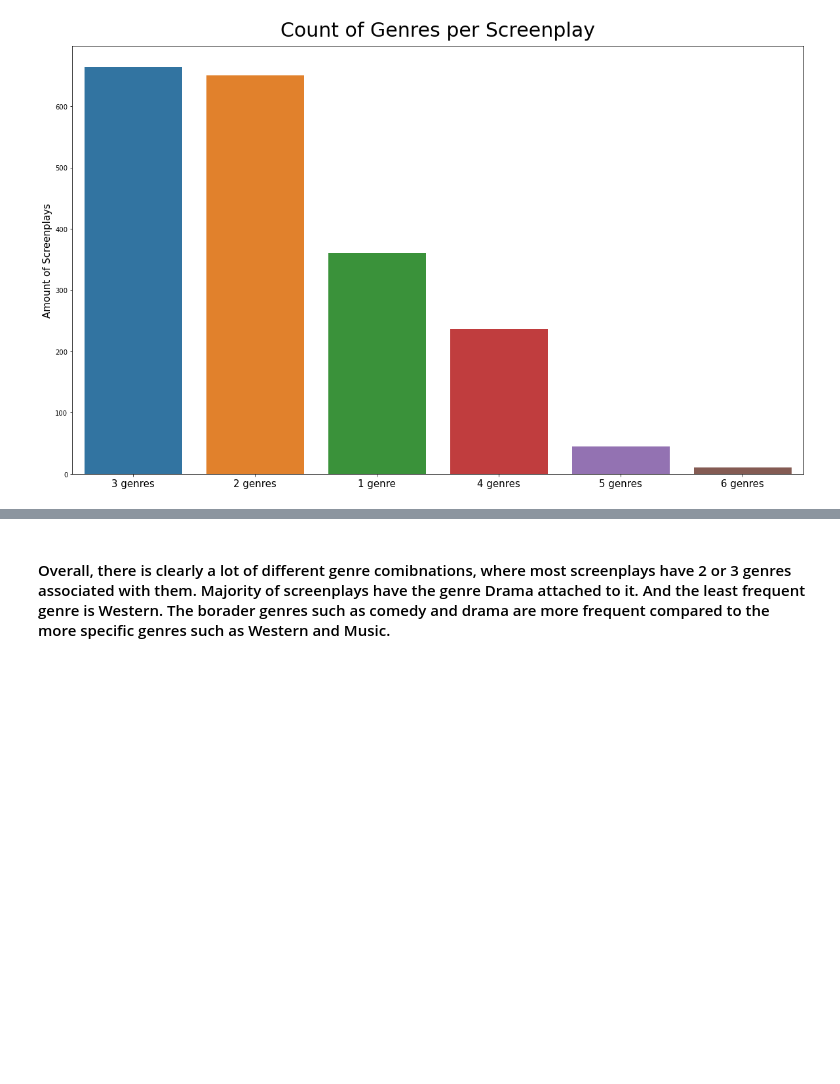
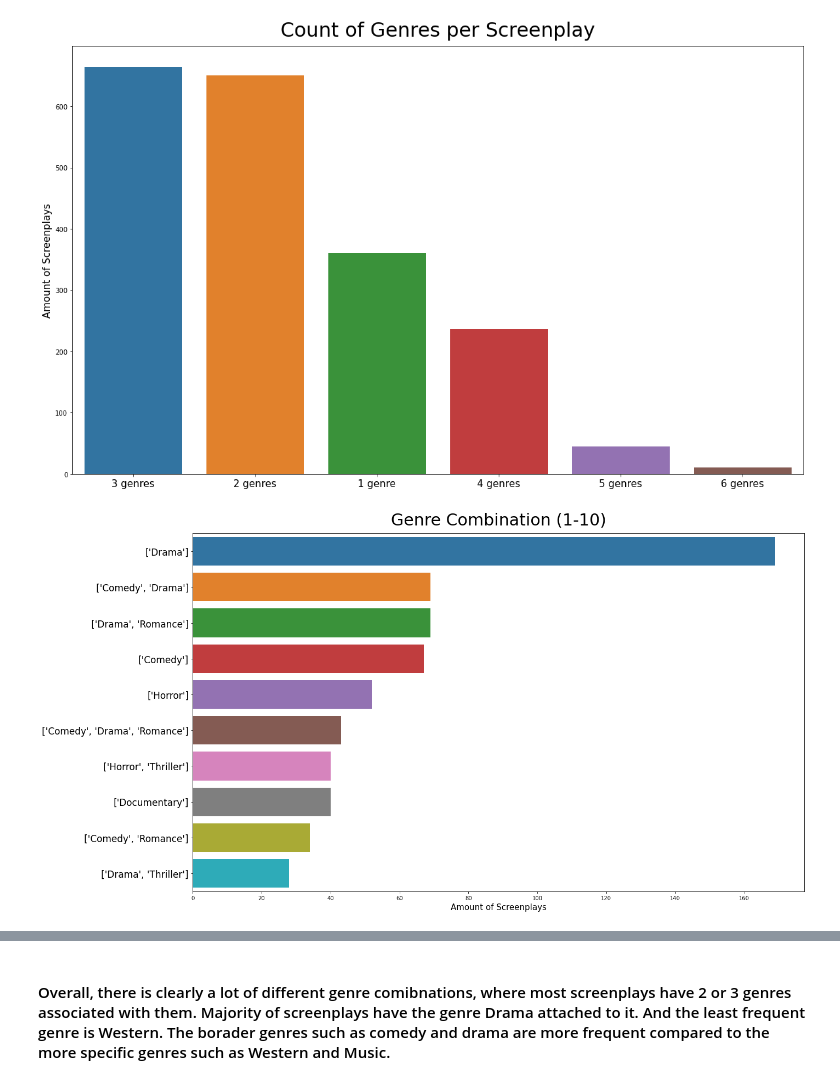
Before and after one commit to mikeyo4800/Screenplay_Genre_Classifier, a Jupyter notebook: notebooks/EDA_pt1.ipynb, the cells around one changed output, grey strips where cells are left out. Cells and saved outputs as stored; diff of their text form; code cells hidden in the pictures; blank space fills up the shorter version.

```diff
--- a/notebooks/EDA_pt1.ipynb
+++ b/notebooks/EDA_pt1.ipynb
@@ -94,6 +95,26 @@ ax.set_title("Count of Genres per Screenplay", fontsize=30, pad=15)
 plt.show()
 # %% [output]
 [figure]
+# %%
+#plotting 11-20 combination by count
+top_ten = data.genre.value_counts()[:10]
+top_ten_idx = data.genre.value_counts()[:10].index
+
+fig, ax = plt.subplots(figsize=(20,12))
+
+sns.barplot(top_ten, list(range(len(top_ten_idx))), orient='h', ax=ax)
+
+ax.set_yticks(list(range(len(top_ten_idx))))
+ax.set_yticklabels(top_ten_idx)
+
+ax.set_title('Genre Combination (1-10)', fontsize=30, pad=15)
+ax.set_xlabel('Amount of Screenplays', fontsize=15)
+
+plt.yticks(fontsize=17)
+
+plt.show()
+# %% [output]
+[figure, added]
 # %%
 #plotting 11-20 combination by count
 twenty_combo = data.genre.value_counts()[10:20]
```
Also changed, not shown: parts of 3 cells of this notebook, 5 other files.
